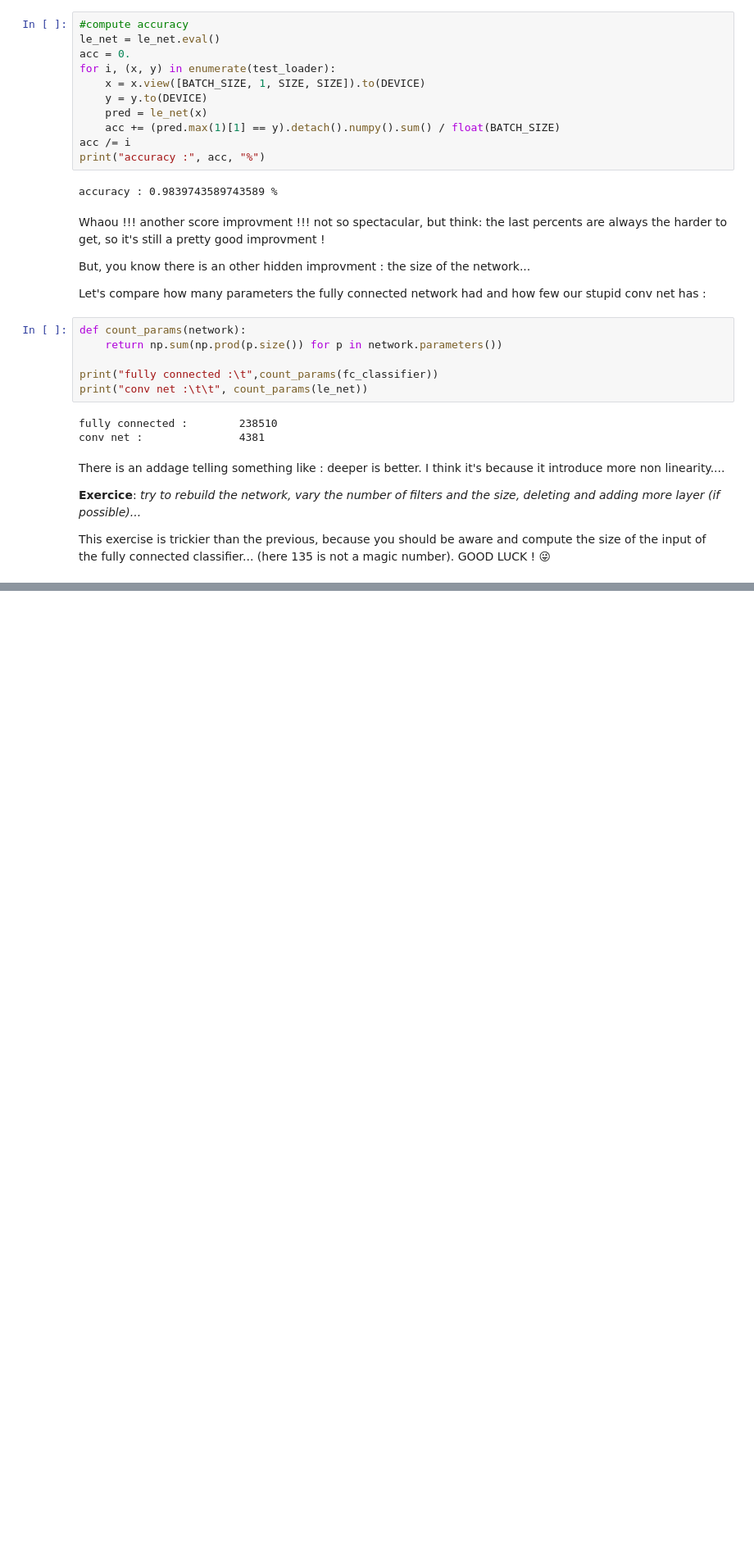
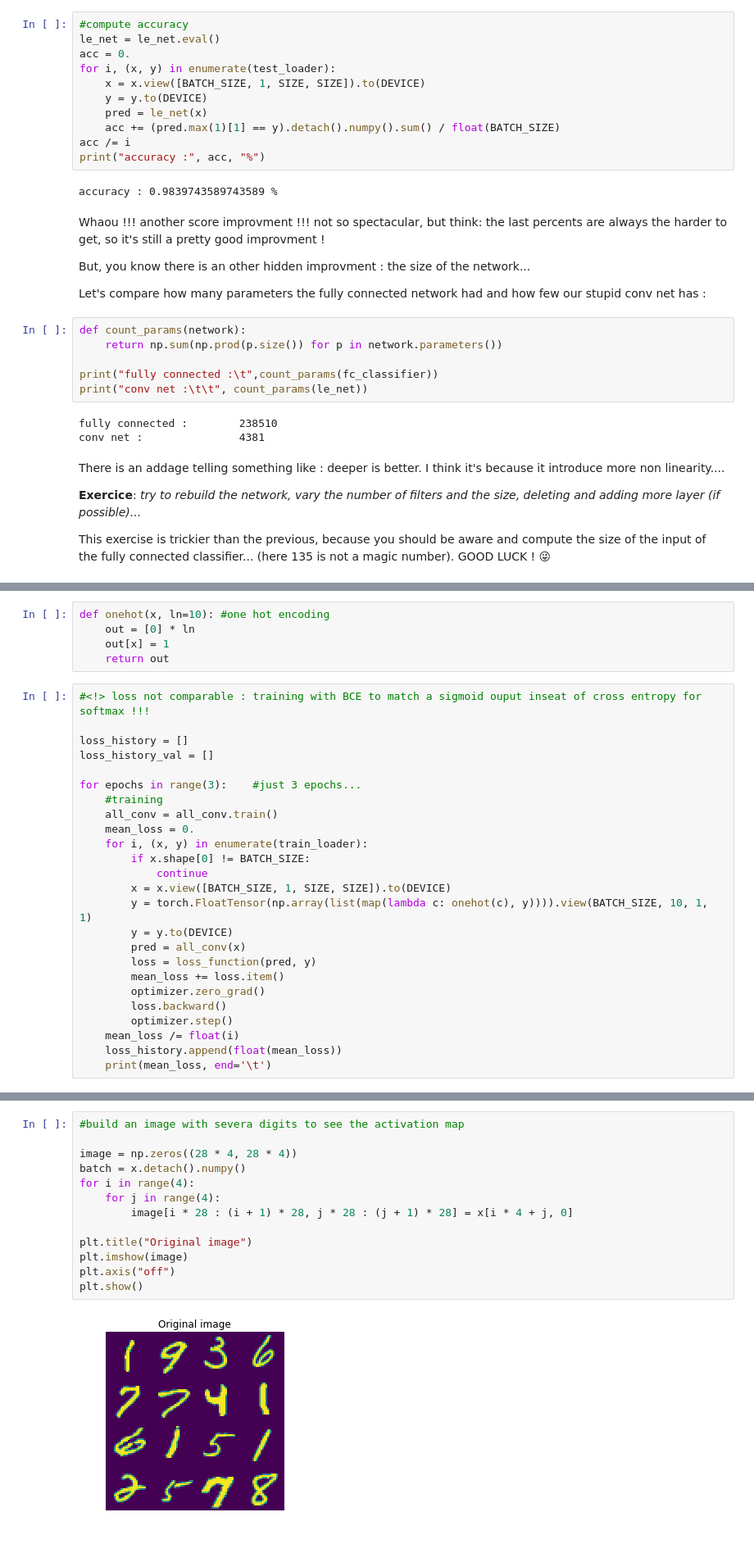
Before and after one commit to VieVie31/CV4Eya, a Jupyter notebook: 8_neural_networks/8_neural_networks.ipynb, the cells around one changed output, grey strips where cells are left out. Shown: that part at 82% size. Cells and saved outputs as stored; diff of their text form; blank space fills up the shorter version.

```diff
--- a/8_neural_networks/8_neural_networks.ipynb
+++ b/8_neural_networks/8_neural_networks.ipynb
@@ -420,0 +481,30 @@ torch.Size([16, 64, 64])
+# %%
+def onehot(x, ln=10): #one hot encoding
+    out = [0] * ln
+    out[x] = 1
+    return out
+# %%
+#<!> loss not comparable : training with BCE to match a sigmoid ouput inseat of cross entropy for softmax !!!
+
+loss_history = []
+loss_history_val = []
+
+for epochs in range(3):    #just 3 epochs...
+    #training
+    all_conv = all_conv.train()
+    mean_loss = 0.
+    for i, (x, y) in enumerate(train_loader):
+        if x.shape[0] != BATCH_SIZE:
+            continue
+        x = x.view([BATCH_SIZE, 1, SIZE, SIZE]).to(DEVICE)
+        y = torch.FloatTensor(np.array(list(map(lambda c: onehot(c), y)))).view(BATCH_SIZE, 10, 1, 1)
+        y = y.to(DEVICE)
+        pred = all_conv(x)
+        loss = loss_function(pred, y)
+        mean_loss += loss.item()
+        optimizer.zero_grad()
+        loss.backward()
+        optimizer.step()
+    mean_loss /= float(i)
+    loss_history.append(float(mean_loss))
+    print(mean_loss, end='\t')
@@ -420,0 +523,15 @@ torch.Size([16, 64, 64])
+# %%
+#build an image with severa digits to see the activation map
+
+image = np.zeros((28 * 4, 28 * 4))
+batch = x.detach().numpy()
+for i in range(4):
+    for j in range(4):
+        image[i * 28 : (i + 1) * 28, j * 28 : (j + 1) * 28] = x[i * 4 + j, 0]
+
+plt.title("Original image")
+plt.imshow(image)
+plt.axis("off")
+plt.show()
+# %% [output]
+[figure, added]
```
Also changed, not shown: parts of 12 cells of this notebook.
